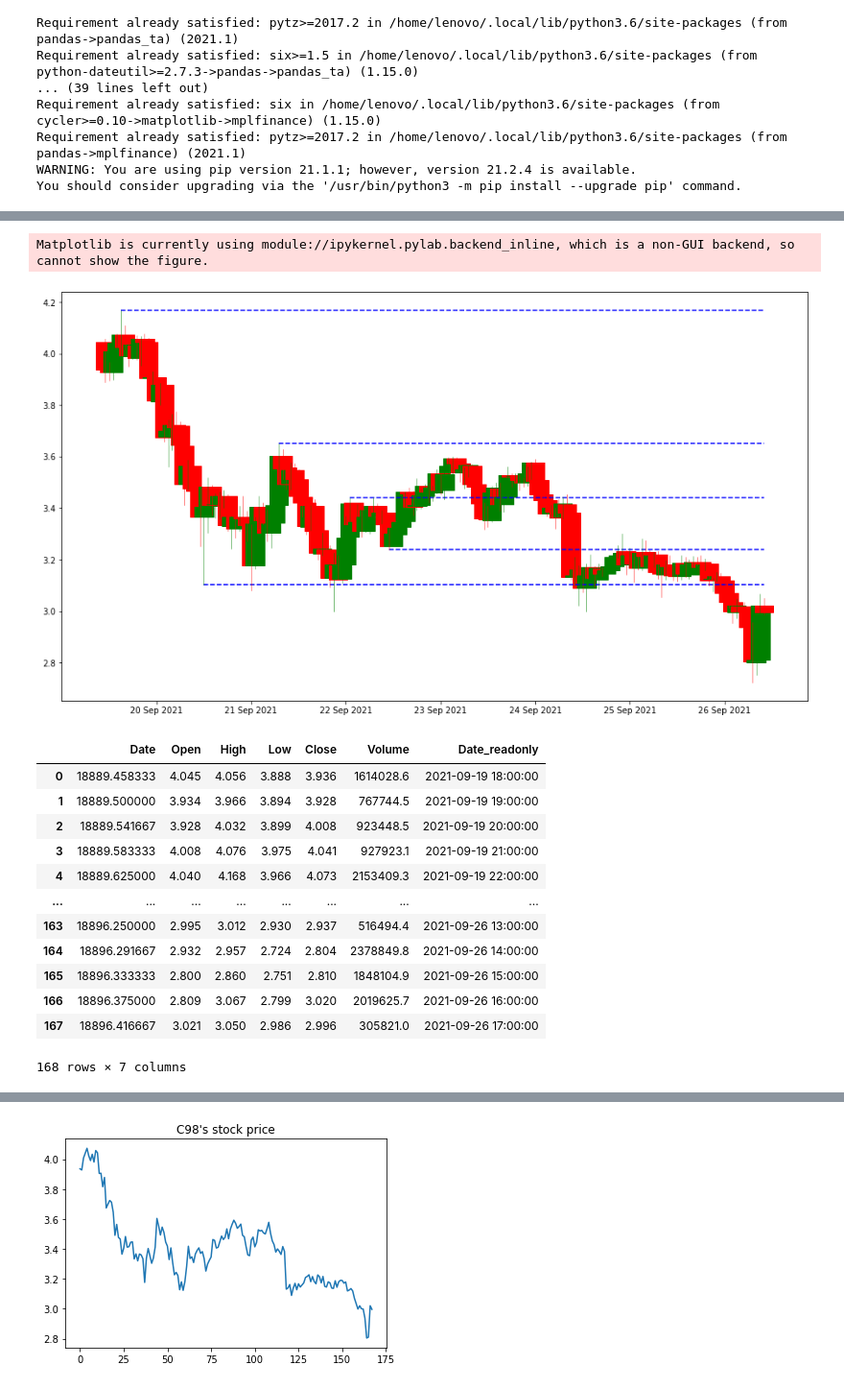
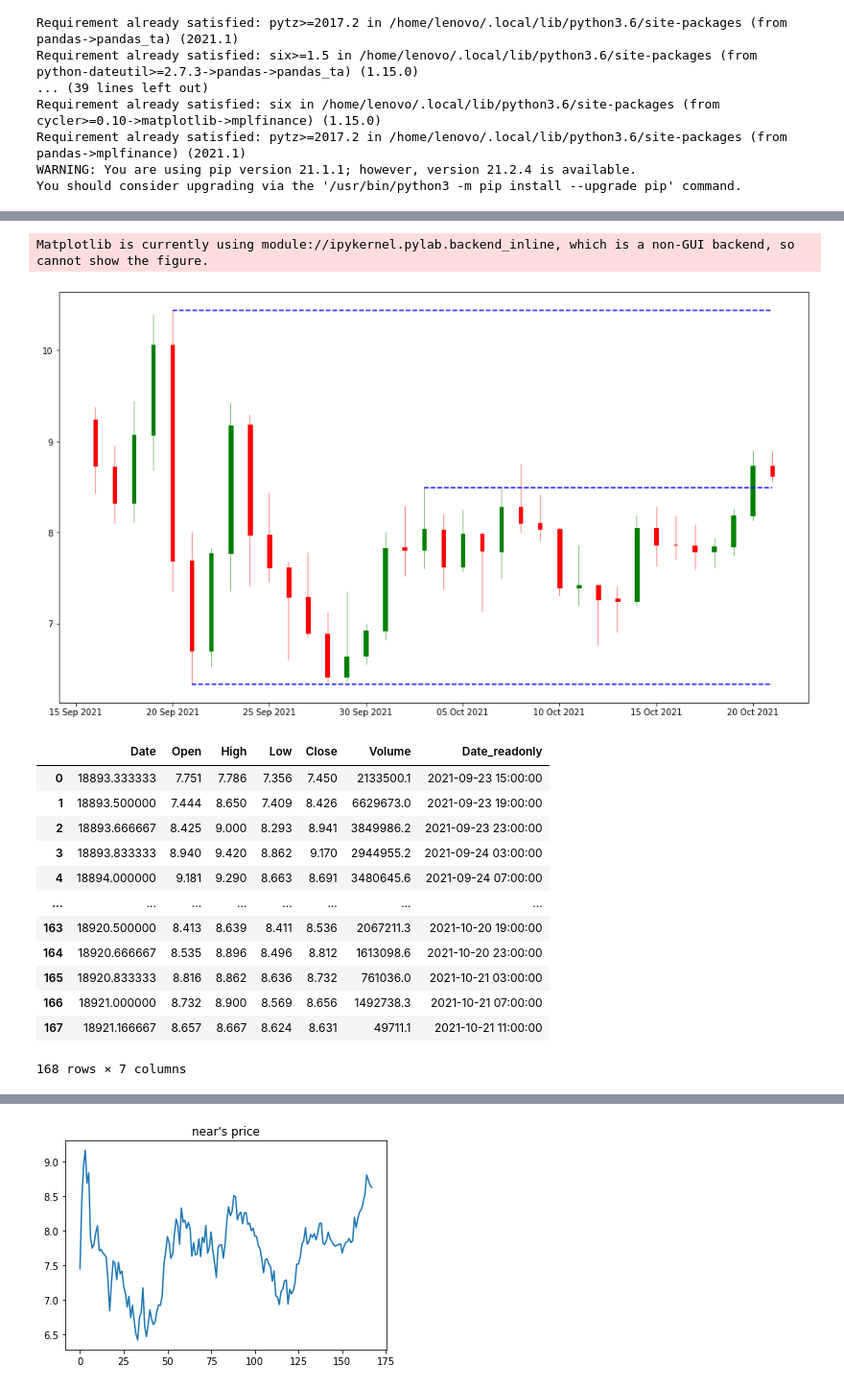
Before and after one commit to wolfwithcode/TimeSeriesForecastingProphet, a Jupyter notebook: get_support_resistance_onetoken.ipynb, the cells around one changed output, grey strips where cells are left out. Shown at 96% size. Drawn from its saved outputs; the diff is of its cells as text; code cells hidden in the pictures.

```diff
--- a/get_support_resistance_onetoken.ipynb
+++ b/get_support_resistance_onetoken.ipynb
@@ -76,9 +77,20 @@ import time
 # %%
-def get_candlestick_one_token(symbol):
-    df1 = pd.DataFrame(client.get_historical_klines(symbol,
-                                                       client.KLINE_INTERVAL_1HOUR,
-                                                       "7 day ago UTC"
-                                                       ))
+def get_candlestick_one_token(symbol, timeframe='1h'):
+    if(timeframe=='4h'):
+        df1 = pd.DataFrame(client.get_historical_klines(symbol,
+                                                           client.KLINE_INTERVAL_4HOUR,
+                                                           "36 day ago UTC"
+                                                           ))
+    elif(timeframe=='1d'):
+        df1 = pd.DataFrame(client.get_historical_klines(symbol,
+                                                           client.KLINE_INTERVAL_1DAY,
+                                                           "36 day ago UTC"
+                                                           ))
+    else:
+        df1 = pd.DataFrame(client.get_historical_klines(symbol,
+                                                           client.KLINE_INTERVAL_1HOUR,
+                                                           "36 day ago UTC"
+                                                           ))
     df1.columns = ["Date", "Open", "High", "Low", "Close", "Volume",
                   "Close_time", "Qav", "Num_trades", "Taker_base_vol",
                   "Taker_quote_vol", "Is_best_match"]
@@ -126,9 +138,9 @@ def is_far_from_level(value, levels, df):
 # %%
 #method 2: window shifting method
 #using the same symbol as the first example above
-def cal_support_resistance(symbol):
+def cal_support_resistance(symbol, timeframe='1h'):
     # df_NEAR = get_candlestick_one_token(symbol)
-    df = get_candlestick_one_token(symbol)
+    df = get_candlestick_one_token(symbol, timeframe)
     # a list to store resistance and support levels
     levels = []
     for i in range(2, df.shape[0] - 2):
@@ -166,4 +235,4 @@ def cal_support_resistance(symbol):
 # %%
-symbol = "C98"
-pair =str(symbol)+'USDT'
-df , pivots = cal_support_resistance(pair)
+symbol = "near"
+pair =symbol.upper()+'USDT'
+df , pivots = cal_support_resistance(pair,timeframe='1d')
@@ -180,22 +272,22 @@ values
 plot_all(pivots, df)
 # %% [output]
 Matplotlib is currently using module://ipykernel.pylab.backend_inline, which is a non-GUI backend, so cannot show the figure.
-[figure, old version]
+[figure, new version]
 # %%
 df
 # %% [output]
 |  | Date | Open | High | Low | Close | Volume | Date_readonly |
-| 0 | 18889.458333 | 4.045 | 4.056 | 3.888 | 3.936 | 1614028.6 | 2021-09-19 18:00:00 |
-| 1 | 18889.500000 | 3.934 | 3.966 | 3.894 | 3.928 | 767744.5 | 2021-09-19 19:00:00 |
-| 2 | 18889.541667 | 3.928 | 4.032 | 3.899 | 4.008 | 923448.5 | 2021-09-19 20:00:00 |
-| 3 | 18889.583333 | 4.008 | 4.076 | 3.975 | 4.041 | 927923.1 | 2021-09-19 21:00:00 |
-| 4 | 18889.625000 | 4.040 | 4.168 | 3.966 | 4.073 | 2153409.3 | 2021-09-19 22:00:00 |
+| 0 | 18893.333333 | 7.751 | 7.786 | 7.356 | 7.450 | 2133500.1 | 2021-09-23 15:00:00 |
+| 1 | 18893.500000 | 7.444 | 8.650 | 7.409 | 8.426 | 6629673.0 | 2021-09-23 19:00:00 |
+| 2 | 18893.666667 | 8.425 | 9.000 | 8.293 | 8.941 | 3849986.2 | 2021-09-23 23:00:00 |
+| 3 | 18893.833333 | 8.940 | 9.420 | 8.862 | 9.170 | 2944955.2 | 2021-09-24 03:00:00 |
+| 4 | 18894.000000 | 9.181 | 9.290 | 8.663 | 8.691 | 3480645.6 | 2021-09-24 07:00:00 |
 | ... | ... | ... | ... | ... | ... | ... | ... |
-| 163 | 18896.250000 | 2.995 | 3.012 | 2.930 | 2.937 | 516494.4 | 2021-09-26 13:00:00 |
-| 164 | 18896.291667 | 2.932 | 2.957 | 2.724 | 2.804 | 2378849.8 | 2021-09-26 14:00:00 |
-| 165 | 18896.333333 | 2.800 | 2.860 | 2.751 | 2.810 | 1848104.9 | 2021-09-26 15:00:00 |
-| 166 | 18896.375000 | 2.809 | 3.067 | 2.799 | 3.020 | 2019625.7 | 2021-09-26 16:00:00 |
-| 167 | 18896.416667 | 3.021 | 3.050 | 2.986 | 2.996 | 305821.0 | 2021-09-26 17:00:00 |
+| 163 | 18920.500000 | 8.413 | 8.639 | 8.411 | 8.536 | 2067211.3 | 2021-10-20 19:00:00 |
+| 164 | 18920.666667 | 8.535 | 8.896 | 8.496 | 8.812 | 1613098.6 | 2021-10-20 23:00:00 |
+| 165 | 18920.833333 | 8.816 | 8.862 | 8.636 | 8.732 | 761036.0 | 2021-10-21 03:00:00 |
+| 166 | 18921.000000 | 8.732 | 8.900 | 8.569 | 8.656 | 1492738.3 | 2021-10-21 07:00:00 |
+| 167 | 18921.166667 | 8.657 | 8.667 | 8.624 | 8.631 | 49711.1 | 2021-10-21 11:00:00 |
 168 rows × 7 columns
 # %%
 import cufflinks as cf
@@ -210,13 +302,13 @@ init_notebook_mode()
 # %%
 TICKER = symbol
 
 # df = yf.download(TICKER,
 #                  start="2021-01-01",
 #                  end="2021-05-30")
 
-df["Close"].plot(title=f"{TICKER}'s stock price");
+df["Close"].plot(title=f"{TICKER}'s price");
 # %% [output]
-[figure, old version]
+[figure, new version]
 # %%
 df['Date'] = df['Date_readonly']
 df.set_index("Date", inplace = True)
```
Also changed, not shown: parts of 10 cells of this notebook, 6 other files.
